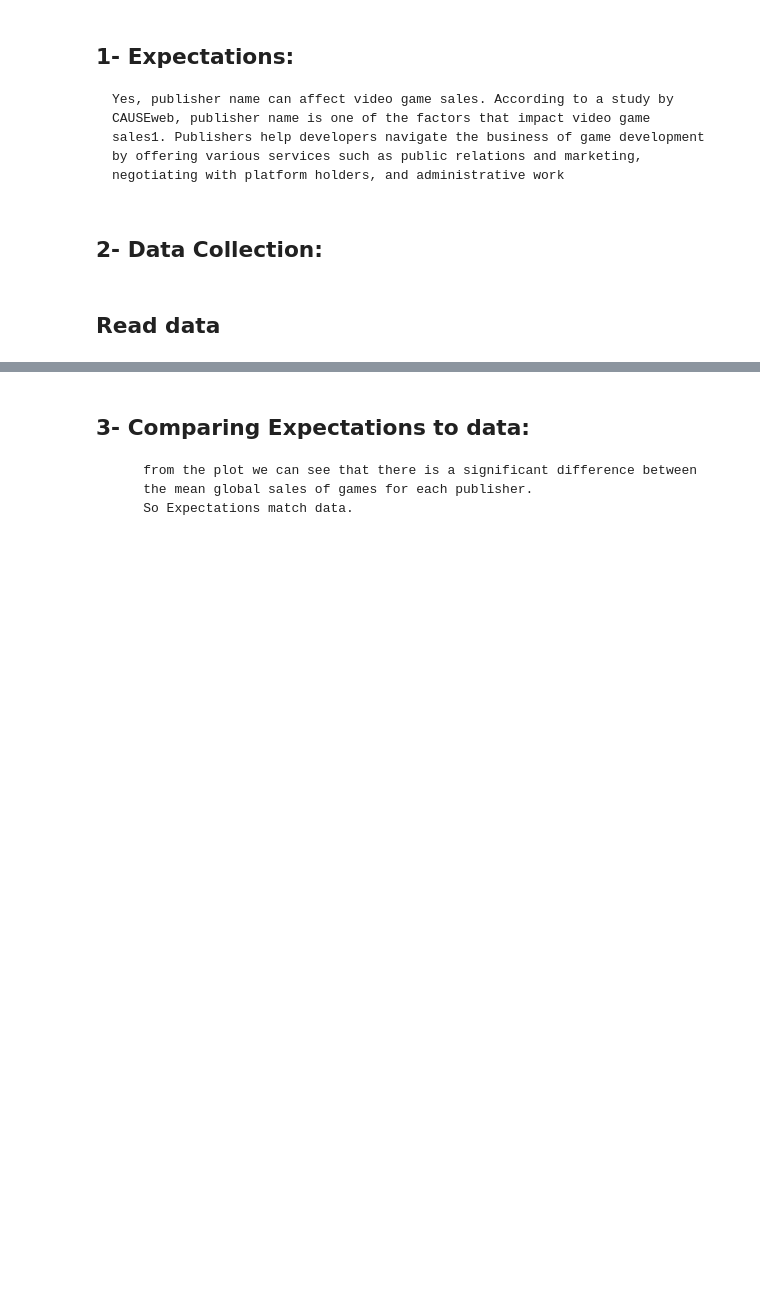
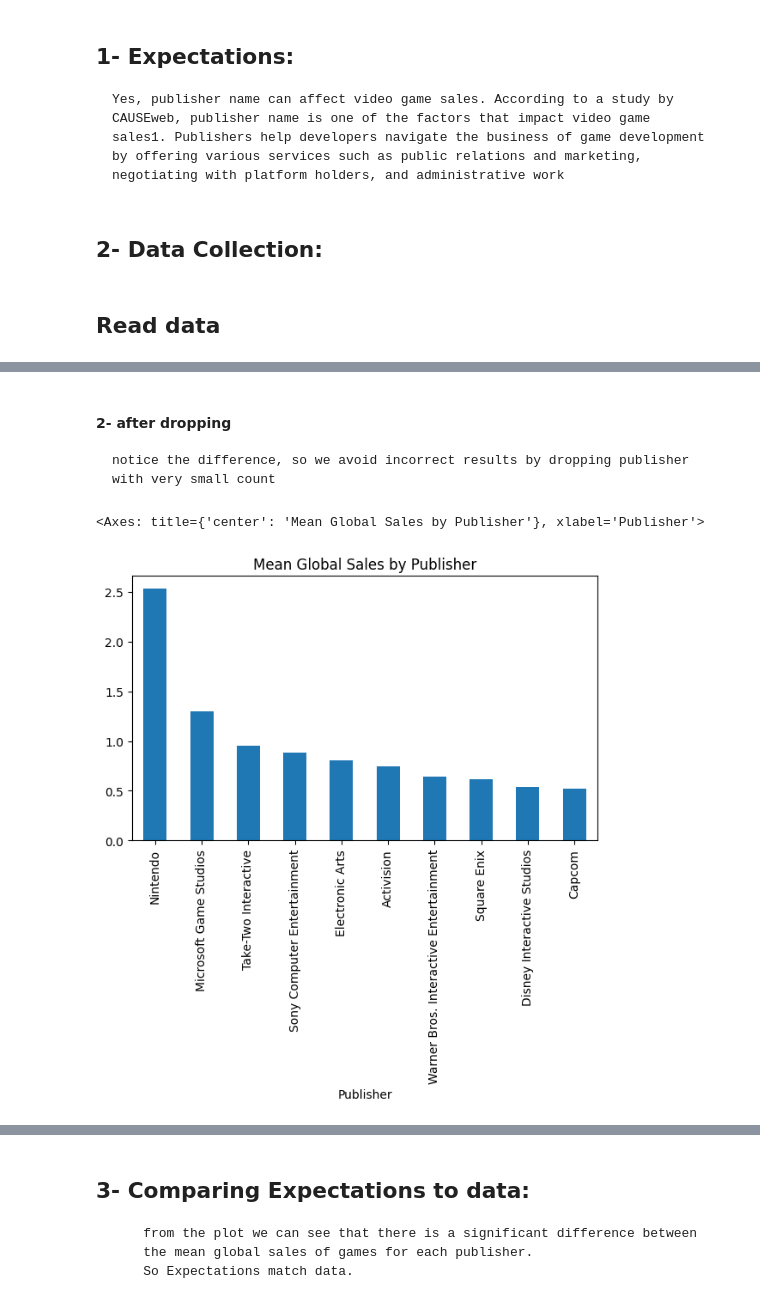
Before and after one commit to GhiathAjam/Analysis-of-Video-Games-Sales, a Jupyter notebook: Analysis/ExploratoryQuestions/Q2.ipynb, the cells around one changed output, grey strips where cells are left out. Saved outputs shown, nothing was run; the diff lists cells and outputs as text; code cells hidden in the pictures; blank space fills up the shorter version.

```diff
--- a/Analysis/ExploratoryQuestions/Q2.ipynb
+++ b/Analysis/ExploratoryQuestions/Q2.ipynb
@@ -50,0 +100,4 @@ plt.show()
+# %%
+#Drop Publisher with less than 100 games published
+df_dropped = df[df.groupby('Publisher')['Publisher'].transform('count').ge(100)]
+publisher_sales_d = df_dropped.groupby('Publisher')['Global_Sales'].mean().sort_values(ascending=False).head(10)
@@ -57,2 +121,11 @@ plt.show()
+# %% [markdown]
+#### 2- after dropping
+    notice the difference, so we avoid incorrect results by dropping publisher
+    with very small count
+# %%
+publisher_sales_d.nlargest(10).plot(kind='bar', figsize=(7, 4), title='Mean Global Sales by Publisher')
+# %% [output]
+<Axes: title={'center': 'Mean Global Sales by Publisher'}, xlabel='Publisher'>
+[figure, added]
 # %%
 # plot top 10 publishers
```
Also changed, not shown: parts of 29 cells of this notebook.
